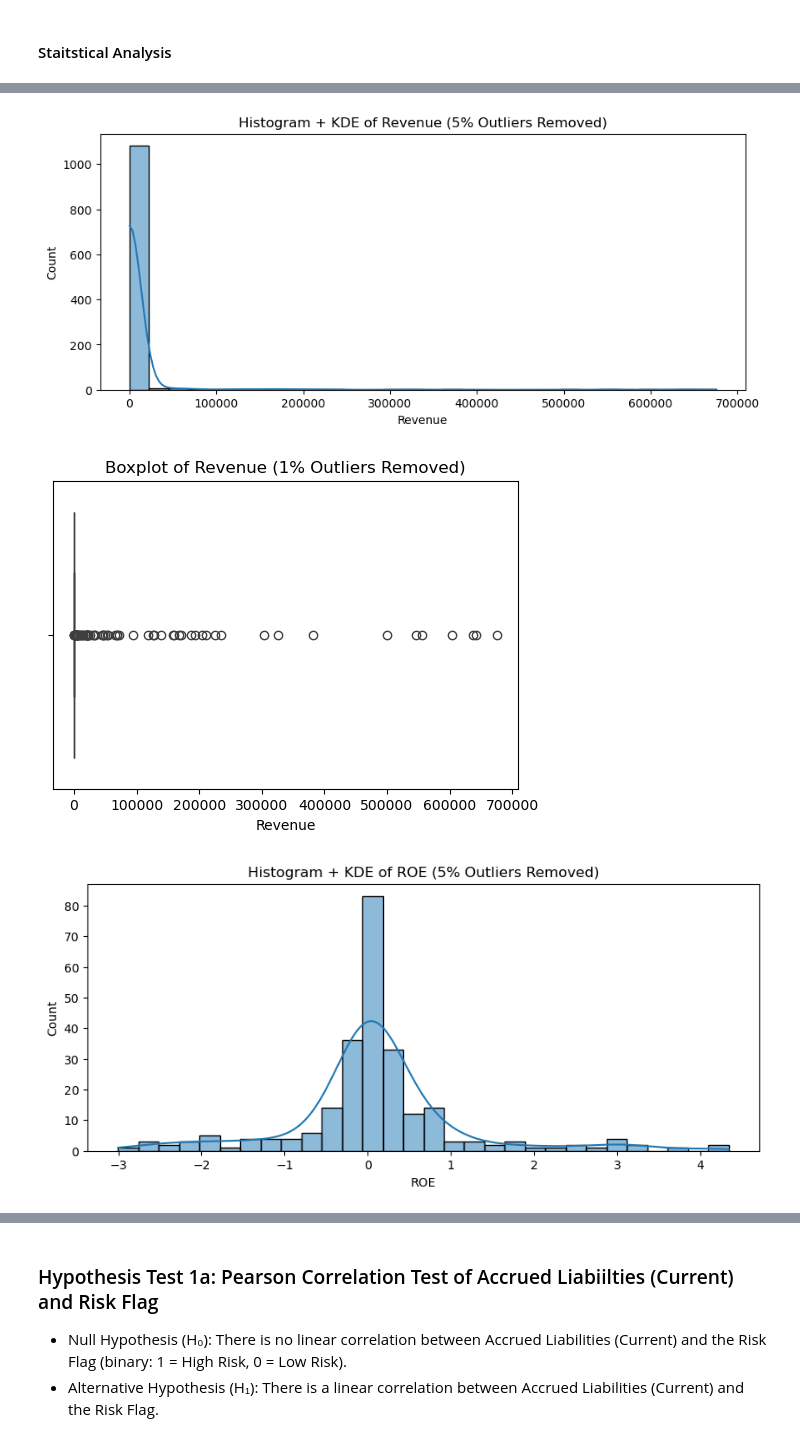
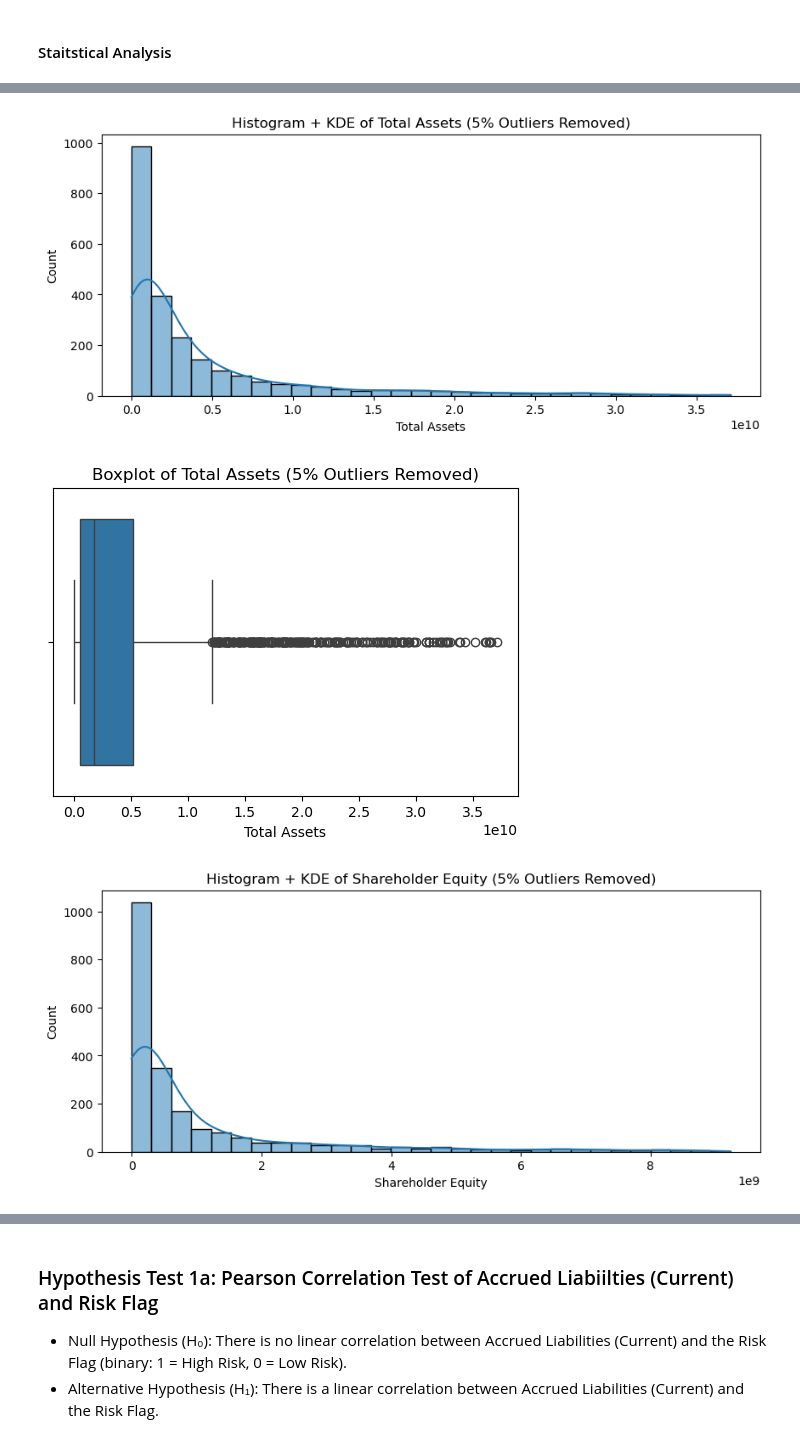
Before and after one commit to NataliaStekolnikova/credit-analysis-dashboard, a Jupyter notebook: notebooks/extracting-financial-10-k-reports-via-sec-edgar-db.ipynb, the cells around one changed output, grey strips where cells are left out. Saved outputs shown, nothing was run; the diff lists cells and outputs as text; code cells hidden in the pictures.

```diff
--- a/notebooks/extracting-financial-10-k-reports-via-sec-edgar-db.ipynb
+++ b/notebooks/extracting-financial-10-k-reports-via-sec-edgar-db.ipynb
@@ -277,3 +244,5 @@ num['value'] = num['value'].fillna(0) * 10**num['dcml'].fillna(0)
+# %%
+num['value'] = num['value'].apply(lambda x: round(x, 2) if pd.notnull(x) else x)
 # %%
 num.head(5)
 # %% [output]
@@ -1445,0 +1455,23 @@ This grouped boxplot visualizes the distribution, spread, and central tendency o
+# %%
+features = ['ROI']
+
+# Remove outliers (1st and 99th percentiles) for each feature
+edf_trimmed = edf.copy()
+for feature in features:
+    lower_bound = edf_trimmed[feature].quantile(0.5)
+    upper_bound = edf_trimmed[feature].quantile(0.95)
+    edf_trimmed = edf_trimmed[(edf_trimmed[feature] >= lower_bound) & (edf_trimmed[feature] <= upper_bound)]
+
+# Prepare data for visualization
+edf_melted = edf_trimmed.melt(id_vars=['Risk Category'], value_vars=features, var_name='Feature', value_name='Value')
+
+# Plot grouped boxplot
+plt.figure(figsize=(12, 8))
+sns.boxplot(data=edf_melted, x='Feature', y='Value', hue='Risk Category', palette='pastel')
+plt.title('Boxplot of Features by Risk Category (Outliers Removed)', fontsize=16)
+plt.ylabel('Value')
+plt.xlabel('Feature')
+plt.xticks(rotation=45, ha='right')
+plt.legend(title='Risk Category')
+plt.tight_layout()
+plt.show()
@@ -1535,8 +1606,15 @@ Passing `palette` without assigning `hue` is deprecated and will be removed in v
 # %% [markdown]
 #### Staitstical Analysis
 # %%
-# --- Histogram and Boxplot with Outlier Removal ---
-for metric in ['Net Income', 'Revenue', 'ROE', 'ROA']:
+features = [
+    'Net Income', 'Total Assets', 'Shareholder Equity', 'Cash From Ops', 'Revenue',
+    'Accounts Receivable (Current)', 'Accounts Payable (Current)', 'Accrued Liabilities (Current)',
+    'Additional Paid-in Capital', 'ROI', 'ROE', 'ROA',
+    'Amortization of Intangibles', 'Share-based Compensation Expense', 'Risk Flag'
+]
+
+# Histogram and Boxplot with Outlier Removal
+for metric in features:
     # Remove 1% of outliers
     lower_bound = edf[metric].quantile(0.05)
     upper_bound = edf[metric].quantile(0.95)
@@ -1551,16 +1629,16 @@ for metric in ['Net Income', 'Revenue', 'ROE', 'ROA']:
     # Plot boxplot
     plt.figure(figsize=(6, 4))
     sns.boxplot(x=trimmed_data)
-    plt.title(f'Boxplot of {metric} (1% Outliers Removed)')
+    plt.title(f'Boxplot of {metric} (5% Outliers Removed)')
     plt.show()
 
-# --- Correlations with Outlier Removal ---
+# Correlations with Outlier Removal
 print("\nCorrelations between financial metrics (5% Outliers Removed):")
 trimmed_edf = edf.copy()
-for metric in ['Net Income', 'Revenue', 'ROE', 'ROA']:
+for metric in features:
     lower_bound = edf[metric].quantile(0.01)
     upper_bound = edf[metric].quantile(0.99)
     trimmed_edf = trimmed_edf[(trimmed_edf[metric] >= lower_bound) & (trimmed_edf[metric] <= upper_bound)]
 
-print(trimmed_edf[['Net Income', 'Revenue', 'ROE', 'ROA']].corr())
+trimmed_edf[features].corr()
 # %% [output]
@@ -1569,3 +1647,3 @@ print(trimmed_edf[['Net Income', 'Revenue', 'ROE', 'ROA']].corr())
-[figure, old version]
+[figure, new version]
-[figure, old version]
+[figure, new version]
-[figure, old version]
+[figure, new version]
```
Also changed, not shown: parts of 67 cells of this notebook, 1 other file.
